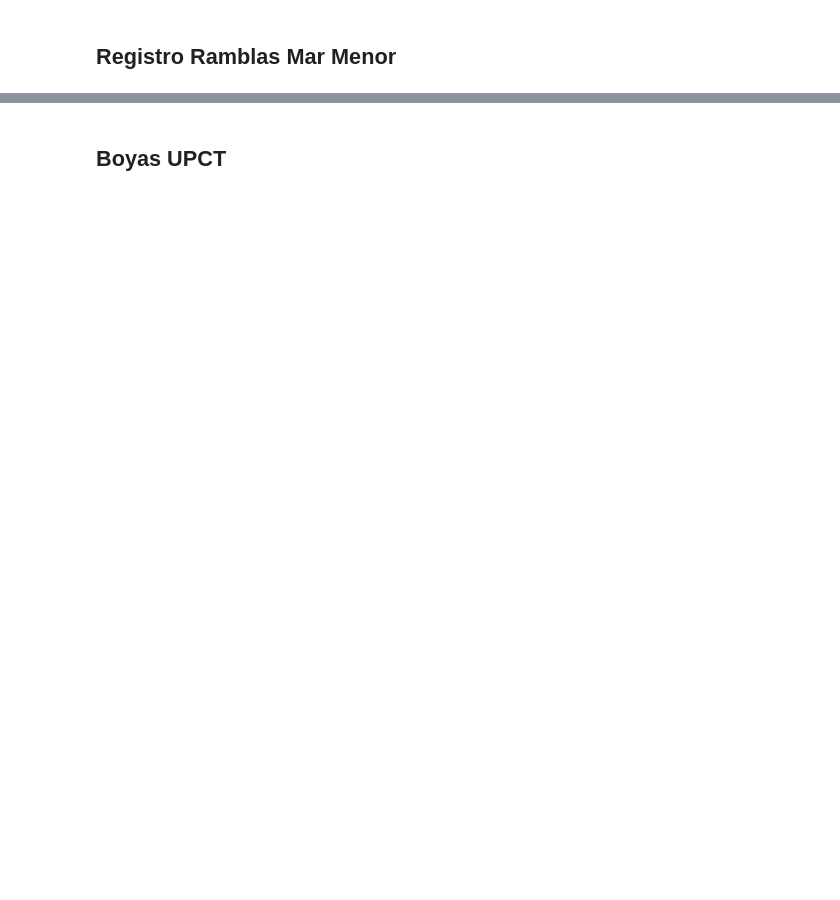
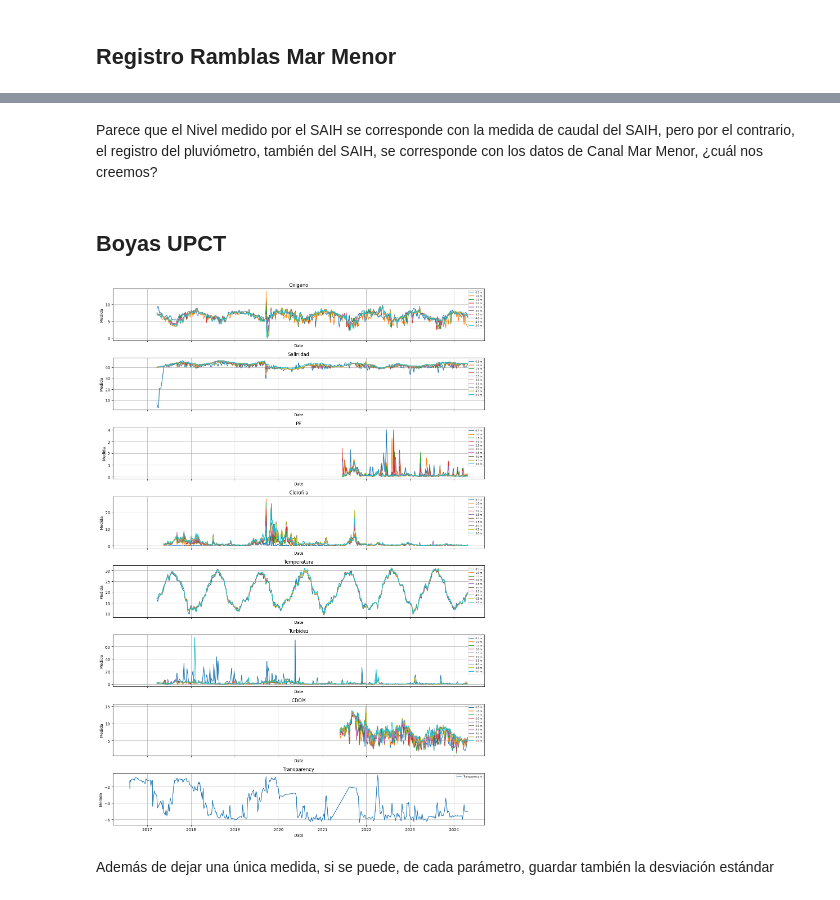
Before and after one commit to Antonio-MI/mar-menor-chl, a Jupyter notebook: Datos.ipynb, the cells around one changed output, grey strips where cells are left out. Cells and saved outputs as stored; diff of their text form; code cells hidden in the pictures; blank space fills up the shorter version.

```diff
--- a/Datos.ipynb
+++ b/Datos.ipynb
@@ -98,4 +150,7 @@ ax[3].grid(linestyle = '--')
+# %% [markdown]
+Parece que el Nivel medido por el SAIH se corresponde con la medida de caudal del SAIH, pero por el contrario, el registro del pluviómetro, también del SAIH, se corresponde con los datos de Canal Mar Menor, ¿cuál nos creemos?
 # %% [markdown]
 ## Boyas UPCT
 # %%
 path = "boyaUPCT/extractedData/"
+buoy = "CTD4"
@@ -103,0 +157,34 @@ path = "boyaUPCT/extractedData/"
+# %%
+archivos_csv = [f for f in os.listdir(path + buoy) if f.endswith('.csv')]
+buoys = {}
+# Leer cada archivo CSV y guardar el DataFrame en una variable con el mismo nombre que el archivo (sin la extensión)
+for archivo in archivos_csv:
+    nombre_variable = os.path.splitext(archivo)[0]
+    #print(nombre_variable)
+    ruta_completa = os.path.join(path + buoy, archivo)
+    buoys[nombre_variable] = pd.read_csv(ruta_completa)
+    globals()[nombre_variable] = pd.read_csv(ruta_completa)
+# %%
+fig, ax = plt.subplots(figsize = (14,len(archivos_csv)*2.5), nrows=len(archivos_csv), ncols=1, sharex=True)
+
+# Iterar sobre cada DataFrame y su correspondiente subplot
+for i, (nombre, df) in enumerate(buoys.items()):
+    # Convertir la columna 'Fecha' a datetime
+    df['Date'] = pd.to_datetime(df['Date'])
+    # Graficar cada columna de profundidad
+    for columna in df.columns:
+        if columna != 'Date':
+            ax[i].plot(df['Date'], df[columna], label=f'{columna} m')
+
+    # Configurar el subplot
+    ax[i].set_title(nombre)
+    ax[i].set_xlabel('Date')
+    ax[i].set_ylabel('Medida')
+    ax[i].legend(loc='best', fontsize=6)
+    ax[i].grid(True)
+
+fig.tight_layout()
+# %% [output]
+[figure, added]
+# %% [markdown]
+Además de dejar una única medida, si se puede, de cada parámetro, guardar también la desviación estándar
```
Also changed, not shown: parts of 26 cells of this notebook, 2 other files.
